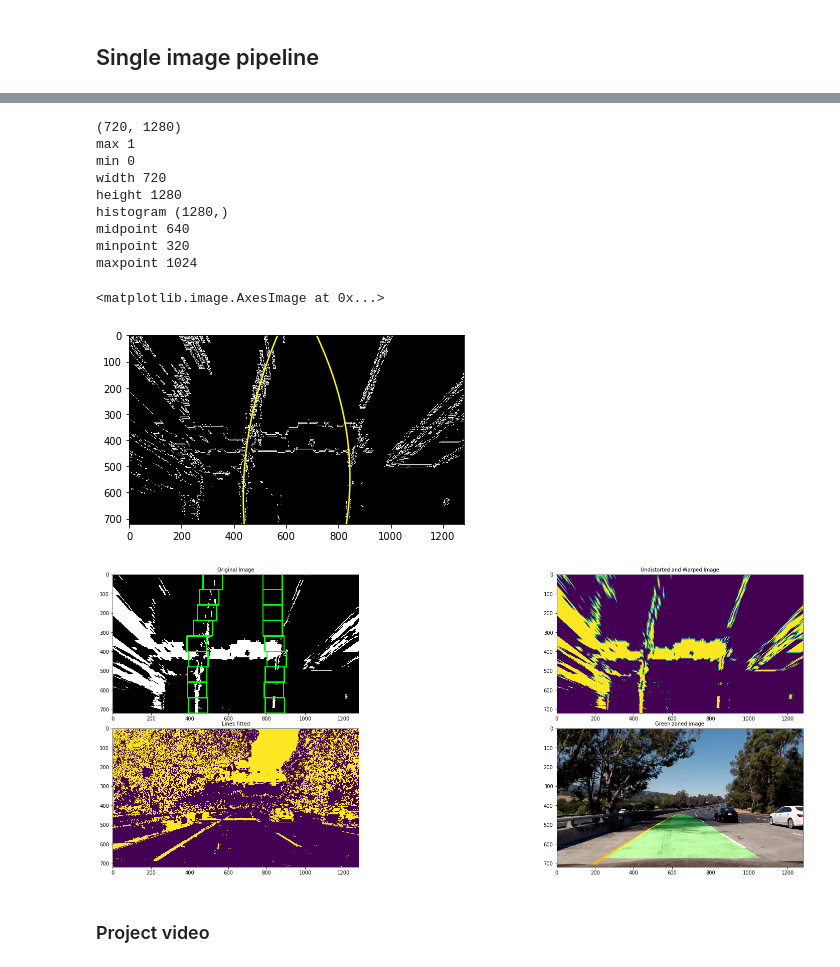
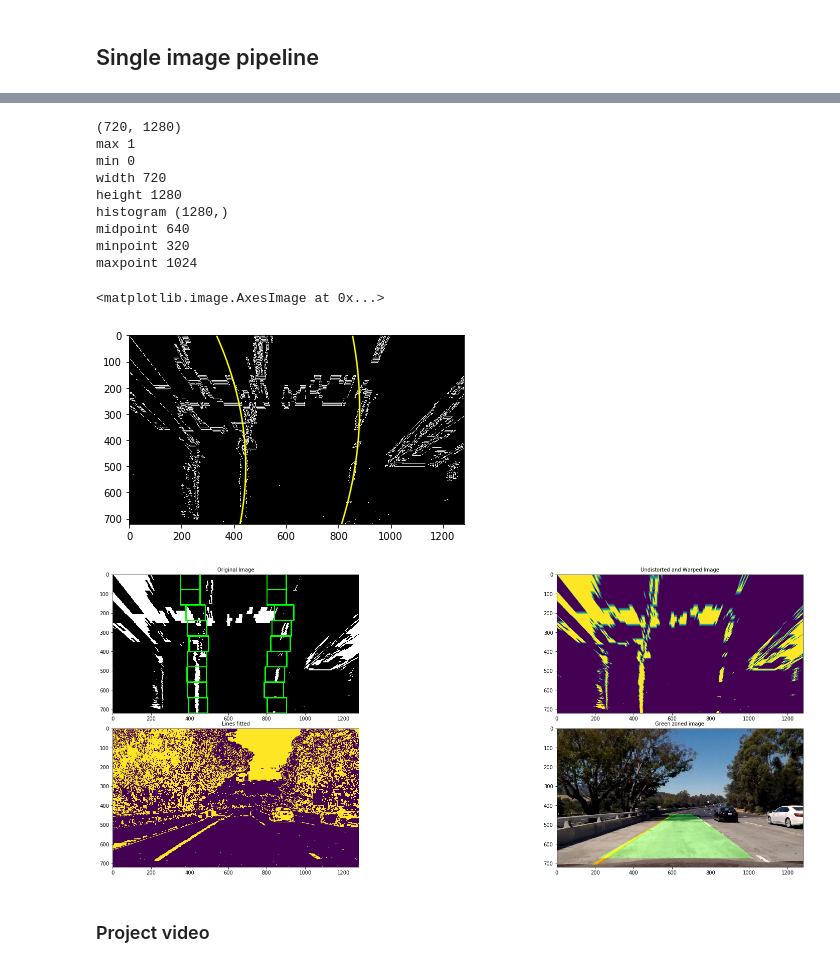
Before and after one commit to ignaden/CarND-Advanced-Lane-Lines, a Jupyter notebook: AdvancedLanes.ipynb, the cells around one changed output, grey strips where cells are left out. Cells and saved outputs as stored; diff of their text form; code cells hidden in the pictures.

```diff
--- a/AdvancedLanes.ipynb
+++ b/AdvancedLanes.ipynb
@@ -771,6 +771,7 @@ plt.show()
 # %%
-img = mpimg.imread('test_images/test5.jpg')
+img = mpimg.imread('test_images/frame.jpg')
 # undistort it
+
 undist = undistort_img(img)
 
 # color and gradient
@@ -789,35 +790,35 @@ leftLane, rightLane, leftLaneInds, rightLaneInds, histogram, out_img = fitPolyLa
 visualisePolyFit(warped, leftLane, rightLane, leftLaneInds, rightLaneInds)
 
 # draw the green zone for the car
 img_zone = overlayGreenZone (undist, warped, leftLane, rightLane)
 
 f, ((ax1, ax2), (ax3, ax4)) = plt.subplots(2, 2, figsize=(24, 9))
 f.tight_layout()
 ax1.imshow(out_img)
 ax1.set_title('Original Image', fontsize=10)
 ax2.imshow(warped)
 ax2.set_title('Undistorted and Warped Image', fontsize=10)
 ax3.imshow(gray_bin)
 ax3.set_title('Lines fitted', fontsize=10)
 ax4.imshow(img_zone)
 ax4.set_title('Green zoned image', fontsize=10)
 plt.subplots_adjust(left=0., right=1, top=0.9, bottom=0.)
 
 
 plt.imshow(img_zone)
 # %% [output]
 (720, 1280)
 max 1
 min 0
 width 720
 height 1280
 histogram (1280,)
 midpoint 640
 minpoint 320
 maxpoint 1024
 <matplotlib.image.AxesImage at 0x...>
-[figure, old version]
+[figure, new version]
-[figure, old version]
+[figure, new version]
 # %% [markdown]
 ### Project video
 # %%
```
Also changed, not shown: parts of 1 cell of this notebook, 2 other files.
